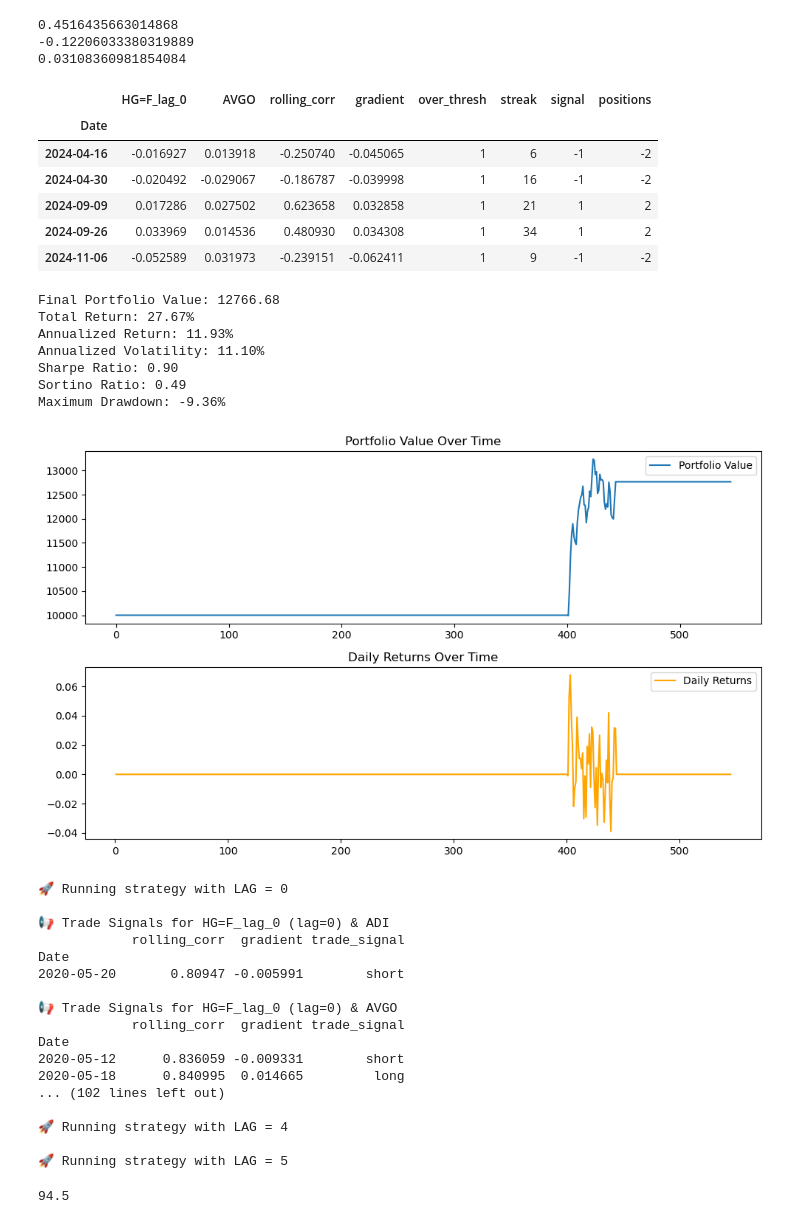
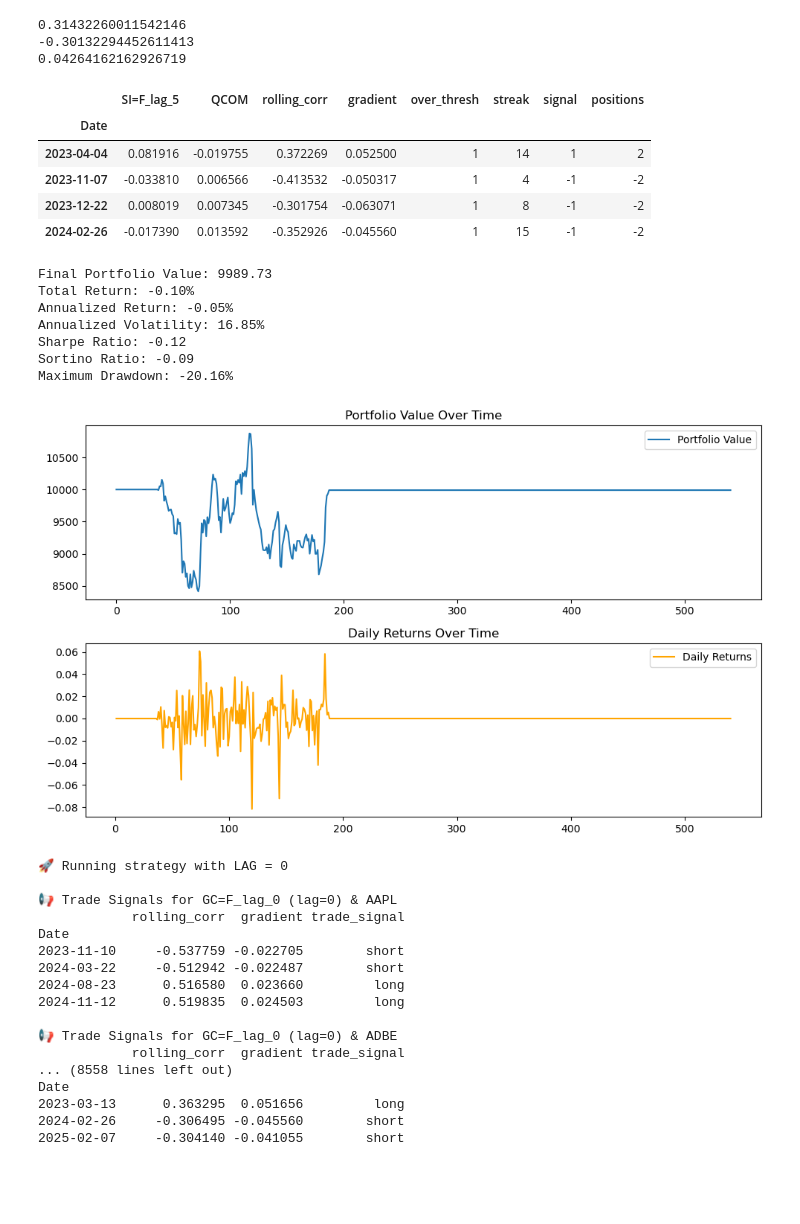
Before and after one commit to GeronimoBWalker/commodity, a Jupyter notebook: Backtest/signals.ipynb, the cells around one changed output. Cells and saved outputs as stored; diff of their text form; code cells hidden in the pictures; blank space fills up the shorter version.

```diff
--- a/Backtest/signals.ipynb
+++ b/Backtest/signals.ipynb
@@ -202,7 +214,7 @@ def main(commodities, stocks, threshold=0.95, min_streak=3, lag=1):
 min_streak = 3
 
 
-df_features = compute_features(minerals['HG=F'], stock_data['AVGO'], lag=0)
+df_features = compute_features(minerals['SI=F'], stock_data['QCOM'], lag=5)
 
 quantiles = df_features.rolling_corr.quantile([.1,.9]).values
 high = quantiles[1]
@@ -226,19 +238,18 @@ df_features['signal'] = df_features.apply(
 
 df_features['positions'] = df_features['signal'].apply(lambda signal: 2 if signal  == 1 else -2 if signal == -1 else 0)
 # %% [output]
-0.4516435663014868
--0.12206033380319889
-0.03108360981854084
+0.31432260011542146
+-0.30132294452611413
+0.04264162162926719
 # %%
 df_features[df_features.signal != 0]
 # %% [output]
-|  | HG=F_lag_0 | AVGO | rolling_corr | gradient | over_thresh | streak | signal | positions |
+|  | SI=F_lag_5 | QCOM | rolling_corr | gradient | over_thresh | streak | signal | positions |
 | Date |  |  |  |  |  |  |  |  |
-| 2024-04-16 | -0.016927 | 0.013918 | -0.250740 | -0.045065 | 1 | 6 | -1 | -2 |
-| 2024-04-30 | -0.020492 | -0.029067 | -0.186787 | -0.039998 | 1 | 16 | -1 | -2 |
-| 2024-09-09 | 0.017286 | 0.027502 | 0.623658 | 0.032858 | 1 | 21 | 1 | 2 |
-| 2024-09-26 | 0.033969 | 0.014536 | 0.480930 | 0.034308 | 1 | 34 | 1 | 2 |
-| 2024-11-06 | -0.052589 | 0.031973 | -0.239151 | -0.062411 | 1 | 9 | -1 | -2 |
+| 2023-04-04 | 0.081916 | -0.019755 | 0.372269 | 0.052500 | 1 | 14 | 1 | 2 |
+| 2023-11-07 | -0.033810 | 0.006566 | -0.413532 | -0.050317 | 1 | 4 | -1 | -2 |
+| 2023-12-22 | 0.008019 | 0.007345 | -0.301754 | -0.063071 | 1 | 8 | -1 | -2 |
+| 2024-02-26 | -0.017390 | 0.013592 | -0.352926 | -0.045560 | 1 | 15 | -1 | -2 |
 # %%
 import backtester
 from backtester import Backtester
@@ -246,40 +259,36 @@ from backtester import Strategy
 # %%
-data = pd.concat([stock_data.loc[:,['AVGO']],df_features.iloc[:,-2:]],axis=1).dropna().rename(columns={'AVGO':'close'})
+data = pd.concat([stock_data.loc[:,['QCOM']],df_features.iloc[:,-2:]],axis=1).dropna().rename(columns={'QCOM':'close'})
 backtester = Backtester()
 backtester.backtest(data)
 backtester.calculate_performance()
 # %% [output]
-Final Portfolio Value: 12766.68
-Total Return: 27.67%
-Annualized Return: 11.93%
-Annualized Volatility: 11.10%
-Sharpe Ratio: 0.90
-Sortino Ratio: 0.49
-Maximum Drawdown: -9.36%
+Final Portfolio Value: 9989.73
+Total Return: -0.10%
+Annualized Return: -0.05%
+Annualized Volatility: 16.85%
+Sharpe Ratio: -0.12
+Sortino Ratio: -0.09
+Maximum Drawdown: -20.16%
-[figure, old version]
+[figure, new version]
 # %%
 for lag in range(0, 6):
     print(f"\n🚀 Running strategy with LAG = {lag}")
-    main(minerals, stock_data, threshold=0.80, min_streak=3, lag=lag)
+    main(minerals, stock_data, min_streak=3, lag=lag)
 # %% [output]
 🚀 Running strategy with LAG = 0
 
-📢 Trade Signals for HG=F_lag_0 (lag=0) & ADI
+📢 Trade Signals for GC=F_lag_0 (lag=0) & AAPL
             rolling_corr  gradient trade_signal
 Date
-2020-05-20       0.80947 -0.005991        short
+2023-11-10     -0.537759 -0.022705        short
+2024-03-22     -0.512942 -0.022487        short
+2024-08-23      0.516580  0.023660         long
+2024-11-12      0.519835  0.024503         long
 
-📢 Trade Signals for HG=F_lag_0 (lag=0) & AVGO
+📢 Trade Signals for GC=F_lag_0 (lag=0) & ADBE
             rolling_corr  gradient trade_signal
+... (8558 lines left out)
 Date
-2020-05-12      0.836059 -0.009331        short
-2020-05-18      0.840995  0.014665         long
-... (102 lines left out)
-
-🚀 Running strategy with LAG = 4
-
-🚀 Running strategy with LAG = 5
+2023-03-13      0.363295  0.051656         long
+2024-02-26     -0.306495 -0.045560        short
+2025-02-07     -0.304140 -0.041055        short
-# %%
-52.5 + 42
-# %% [output]
-94.5
```
Also changed, not shown: parts of 3 cells of this notebook, 1 other file.
